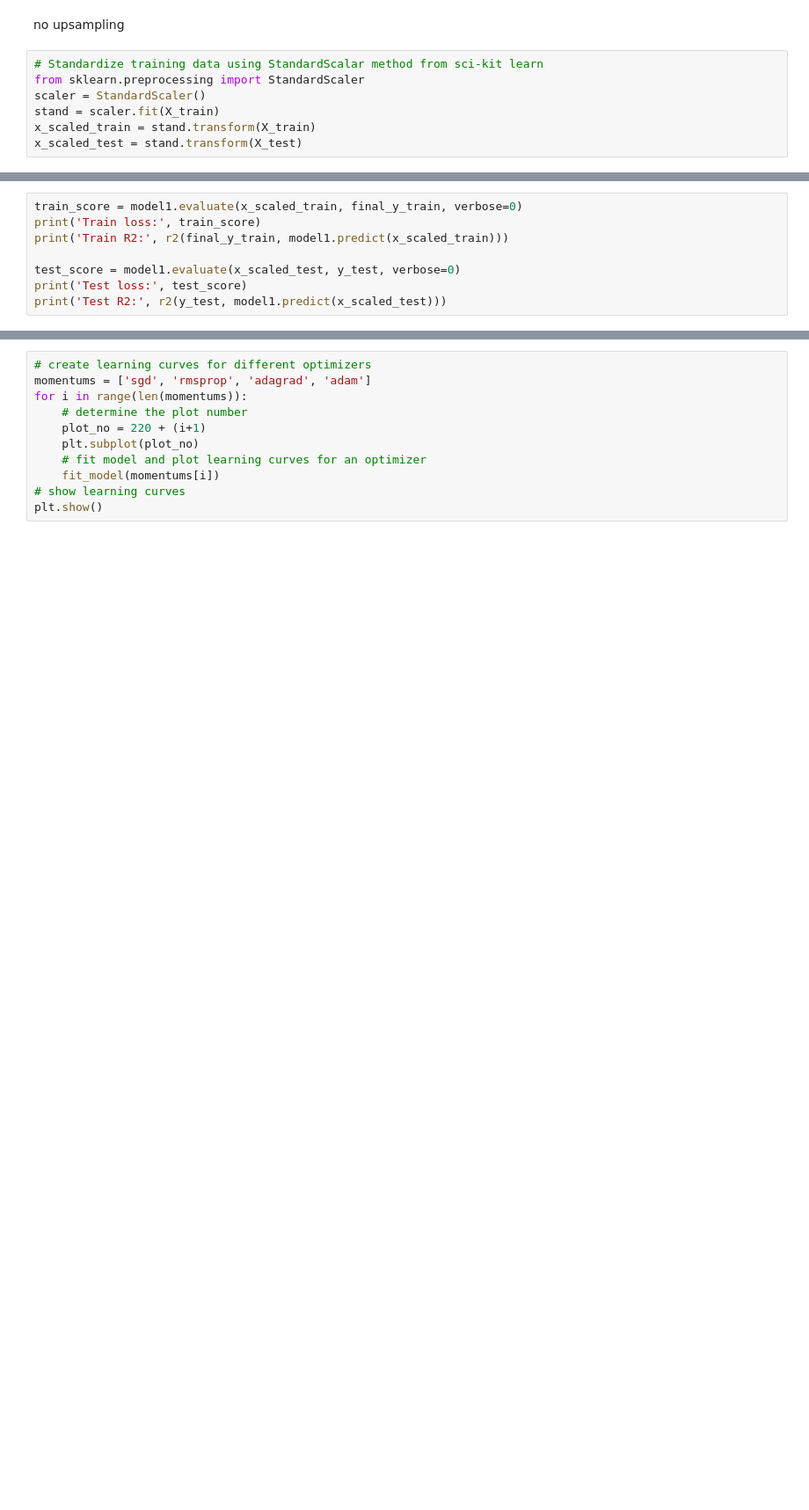
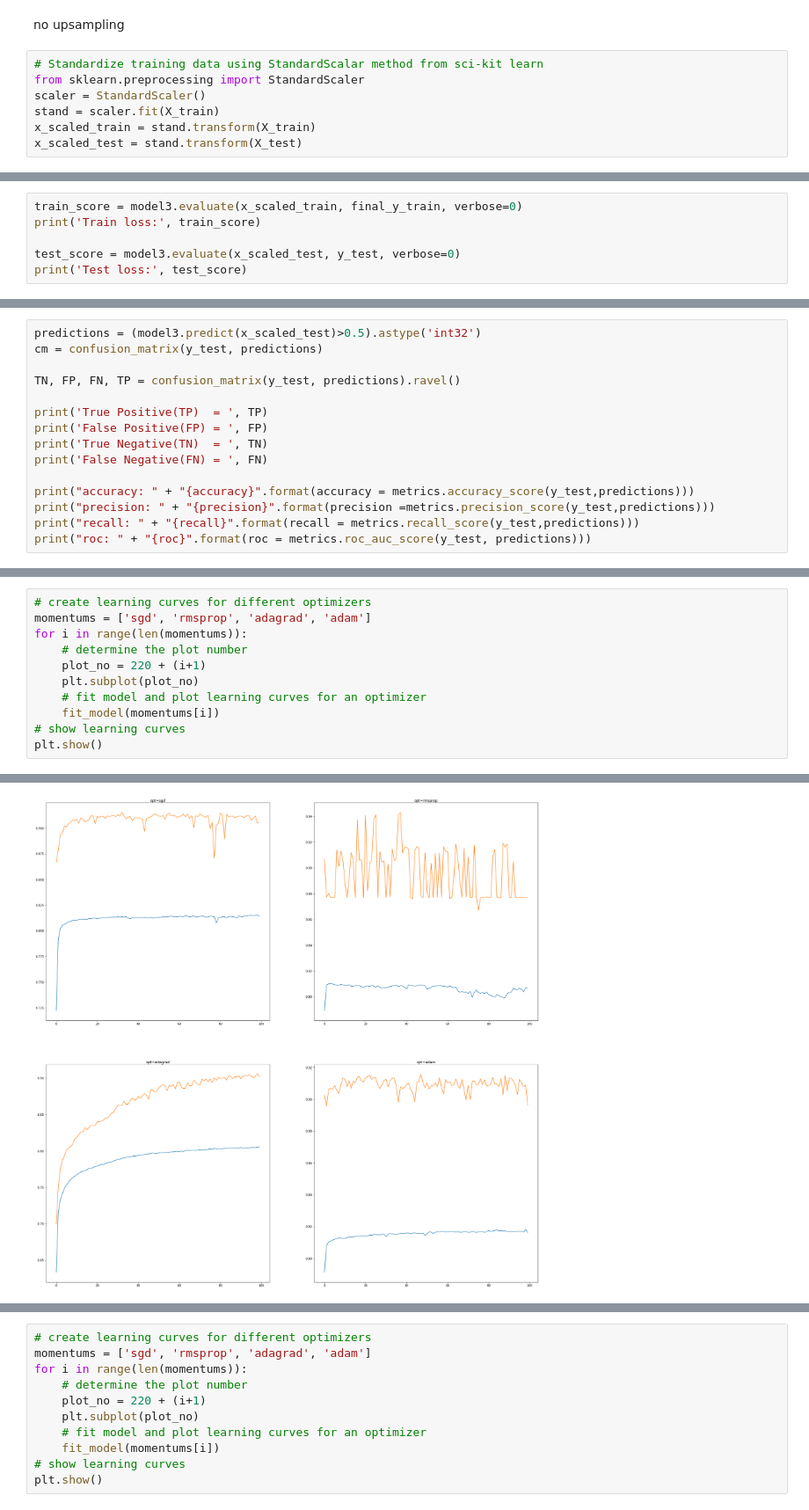
Before and after one commit to KohSiXing/BT4012-Fraud-Analytics, a Jupyter notebook: New_Dataset.ipynb, the cells around one changed output, grey strips where cells are left out. Shown at 88% size. Drawn from its saved outputs; the diff is of its cells as text; blank space fills up the shorter version.

Commit message:
added 3 nn nodels, evaluate optimisers

```diff
--- a/New_Dataset.ipynb
+++ b/New_Dataset.ipynb
@@ -676,9 +678,7 @@ model_history1 = model1.fit(x_scaled_train, final_y_train, batch_size=50, epochs
 # %%
-train_score = model1.evaluate(x_scaled_train, final_y_train, verbose=0)
+train_score = model3.evaluate(x_scaled_train, final_y_train, verbose=0)
 print('Train loss:', train_score)
-print('Train R2:', r2(final_y_train, model1.predict(x_scaled_train)))
 
-test_score = model1.evaluate(x_scaled_test, y_test, verbose=0)
+test_score = model3.evaluate(x_scaled_test, y_test, verbose=0)
 print('Test loss:', test_score)
-print('Test R2:', r2(y_test, model1.predict(x_scaled_test)))
 # %% [output]
@@ -690,0 +687,15 @@ Test R2: 0.4680997838709856
+# %%
+predictions = (model3.predict(x_scaled_test)>0.5).astype('int32')
+cm = confusion_matrix(y_test, predictions)
+
+TN, FP, FN, TP = confusion_matrix(y_test, predictions).ravel()
+
+print('True Positive(TP)  = ', TP)
+print('False Positive(FP) = ', FP)
+print('True Negative(TN)  = ', TN)
+print('False Negative(FN) = ', FN)
+
+print("accuracy: " + "{accuracy}".format(accuracy = metrics.accuracy_score(y_test,predictions)))
+print("precision: " + "{precision}".format(precision =metrics.precision_score(y_test,predictions)))
+print("recall: " + "{recall}".format(recall = metrics.recall_score(y_test,predictions)))
+print("roc: " + "{roc}".format(roc = metrics.roc_auc_score(y_test, predictions)))
@@ -690,0 +776,12 @@ Test R2: 0.4680997838709856
+# %%
+# create learning curves for different optimizers
+momentums = ['sgd', 'rmsprop', 'adagrad', 'adam']
+for i in range(len(momentums)):
+	# determine the plot number
+	plot_no = 220 + (i+1)
+	plt.subplot(plot_no)
+	# fit model and plot learning curves for an optimizer
+	fit_model(momentums[i])
+# show learning curves
+plt.show()
+# %% [output]
@@ -690,0 +805 @@ Test R2: 0.4680997838709856
+[figure, added]
```
Also changed, not shown: parts of 22 cells of this notebook.
